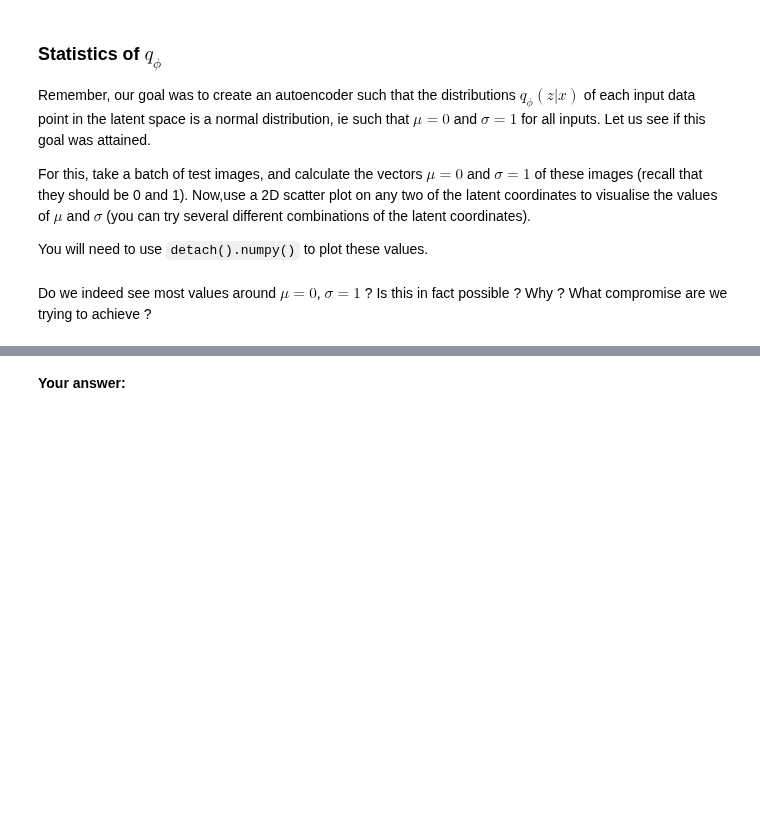
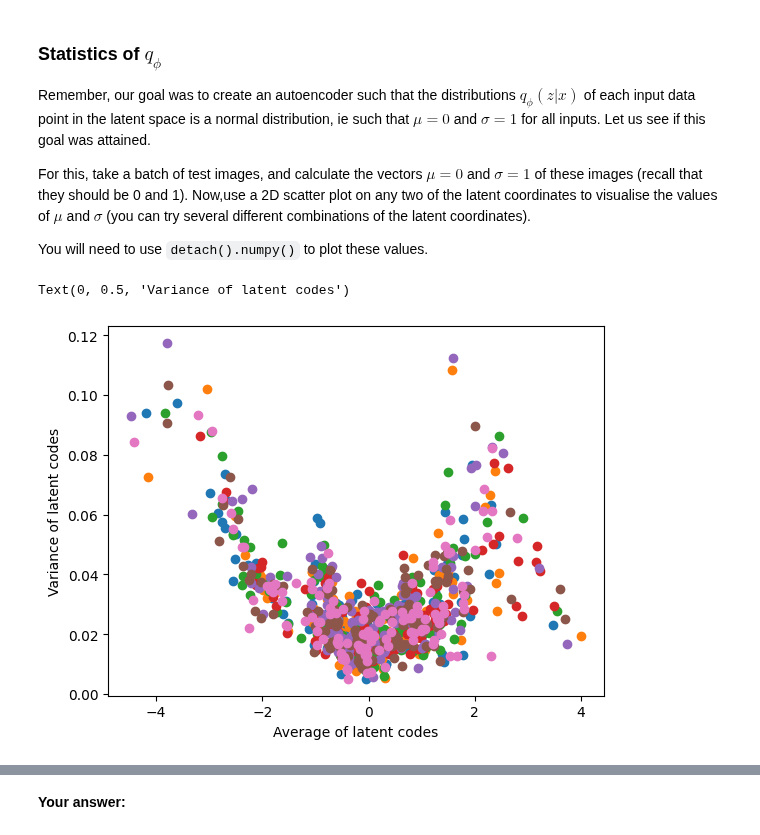
Before and after one commit to gardiens/MVA_24_25, a Jupyter notebook: Delires/TP4/TP4_delires.ipynb, the cells around one changed output, grey strips where cells are left out. Cells and saved outputs as stored; diff of their text form; code cells hidden in the pictures; blank space fills up the shorter version.

```diff
--- a/Delires/TP4/TP4_delires.ipynb
+++ b/Delires/TP4/TP4_delires.ipynb
@@ -638,18 +708,19 @@
 # %%
 # FILL IN STUDENT
 n_batches = np.floor(len(mnist_train_loader.dataset.indices) / batch_size).astype(int)
 
 
 z_mu = torch.zeros(n_batches, 1)
 z_var = torch.zeros(n_batches, 1)
 for batch_idx, (data, _) in enumerate(mnist_train_loader):
     mu, log_var = vae_model.encoder(data)
     # save the mu everywhere
     plt.scatter(mu.detach().numpy(), log_var.exp().detach().numpy())
     # Do a scatter plot out of it
 
-plt.scatter(z_average, z_covariance)
+# plt.scatter(z_average, z_covariance)
 plt.xlabel("Average of latent codes")
 plt.ylabel("Variance of latent codes")
+# %% [output]
+Text(0, 0.5, 'Variance of latent codes')
+[figure, added]
-# %% [markdown]
-Do we indeed see most values around $\mu=0$, $\sigma=1$ ? Is this in fact possible ? Why ? What compromise are we trying to achieve ?
```
Also changed, not shown: parts of 16 cells of this notebook.
